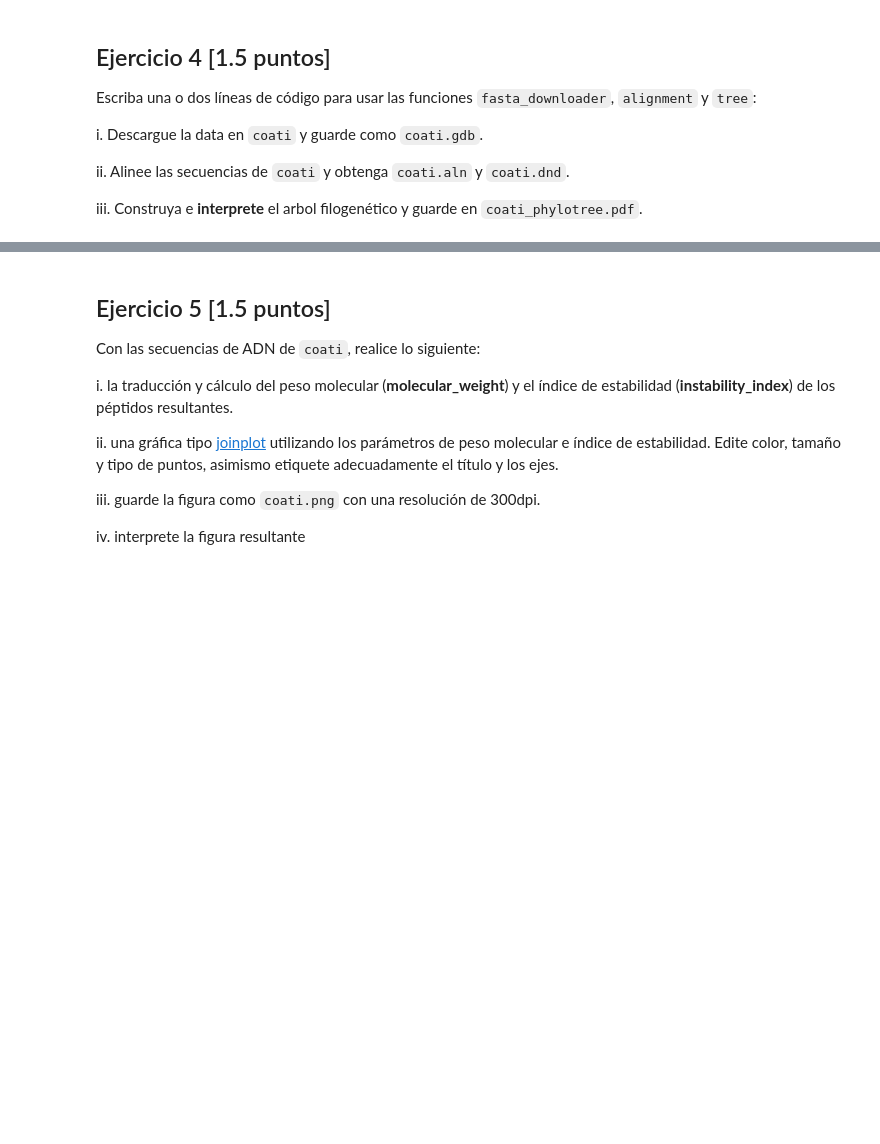
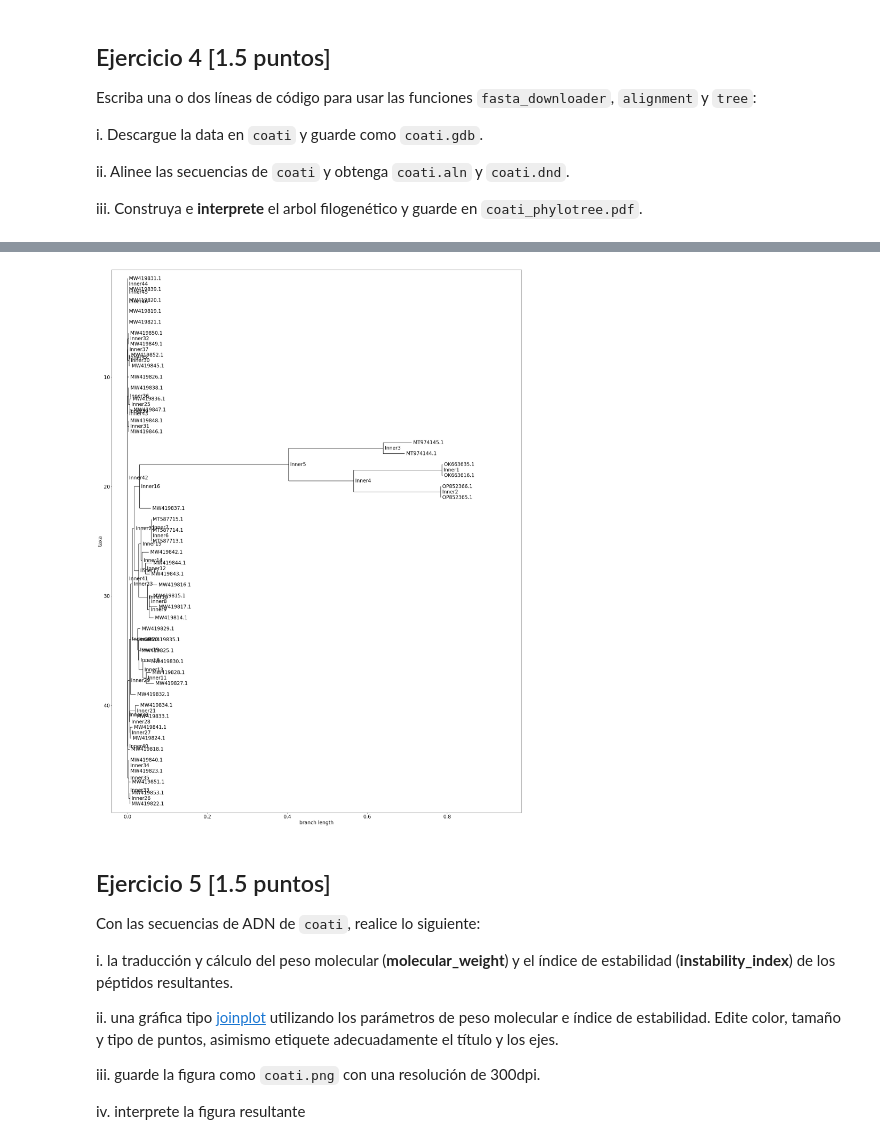
Before and after one commit to ImaicelaBetzabethBiotech/2022II_GBI6_exam2, a Jupyter notebook: 2022II_GBI6G01_ExamenPython.ipynb, the cells around one changed output, grey strips where cells are left out. Drawn from its saved outputs; the diff is of its cells as text; code cells hidden in the pictures; blank space fills up the shorter version.

```diff
--- a/2022II_GBI6G01_ExamenPython.ipynb
+++ b/2022II_GBI6G01_ExamenPython.ipynb
@@ -65,4 +81,0 @@
-# %%
-ids = []
-with open () as coati:
-    for
@@ -82,3 +151,7 @@
+# %%
+coati.tree("data\coati.aln")
+# %% [output]
+[figure, added]
 # %% [markdown]
 ## Ejercicio 5 [1.5 puntos]
 
```
Also changed, not shown: parts of 9 cells of this notebook, 7 other files.
